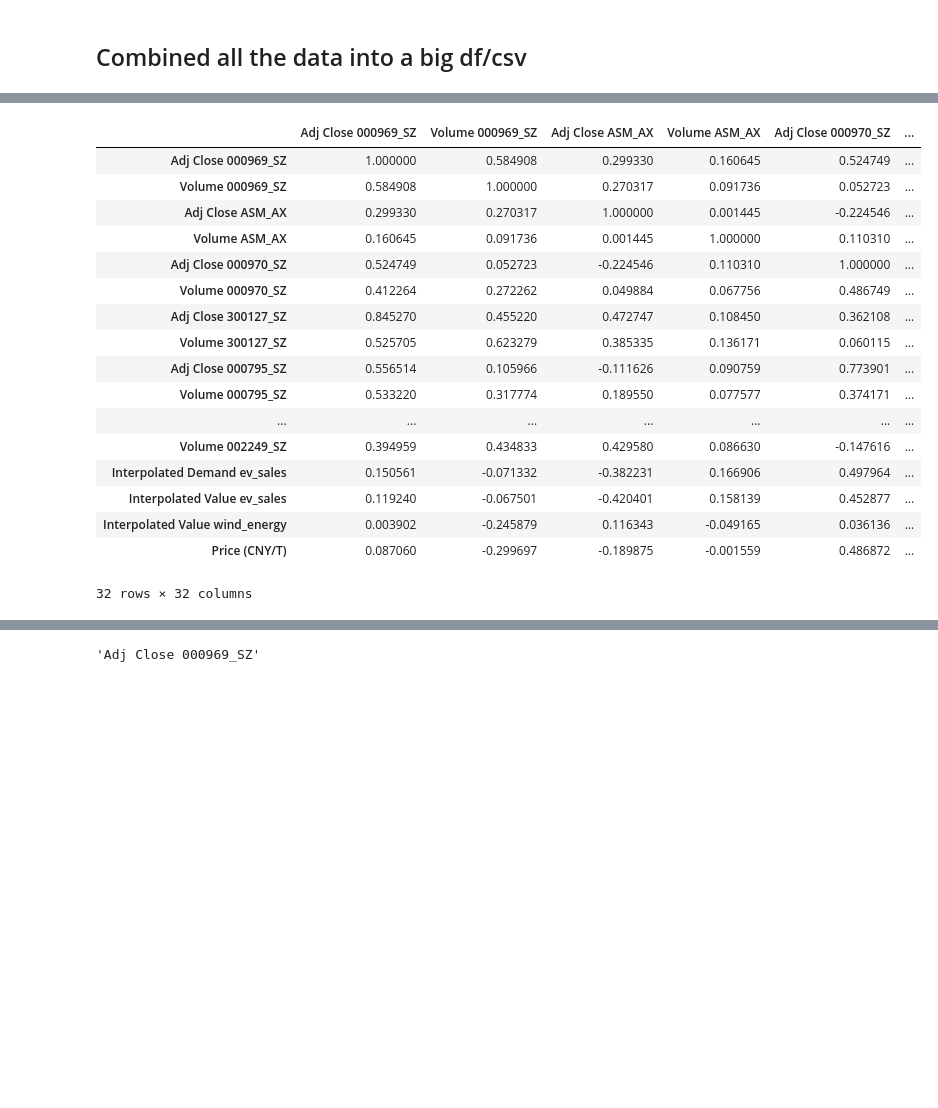
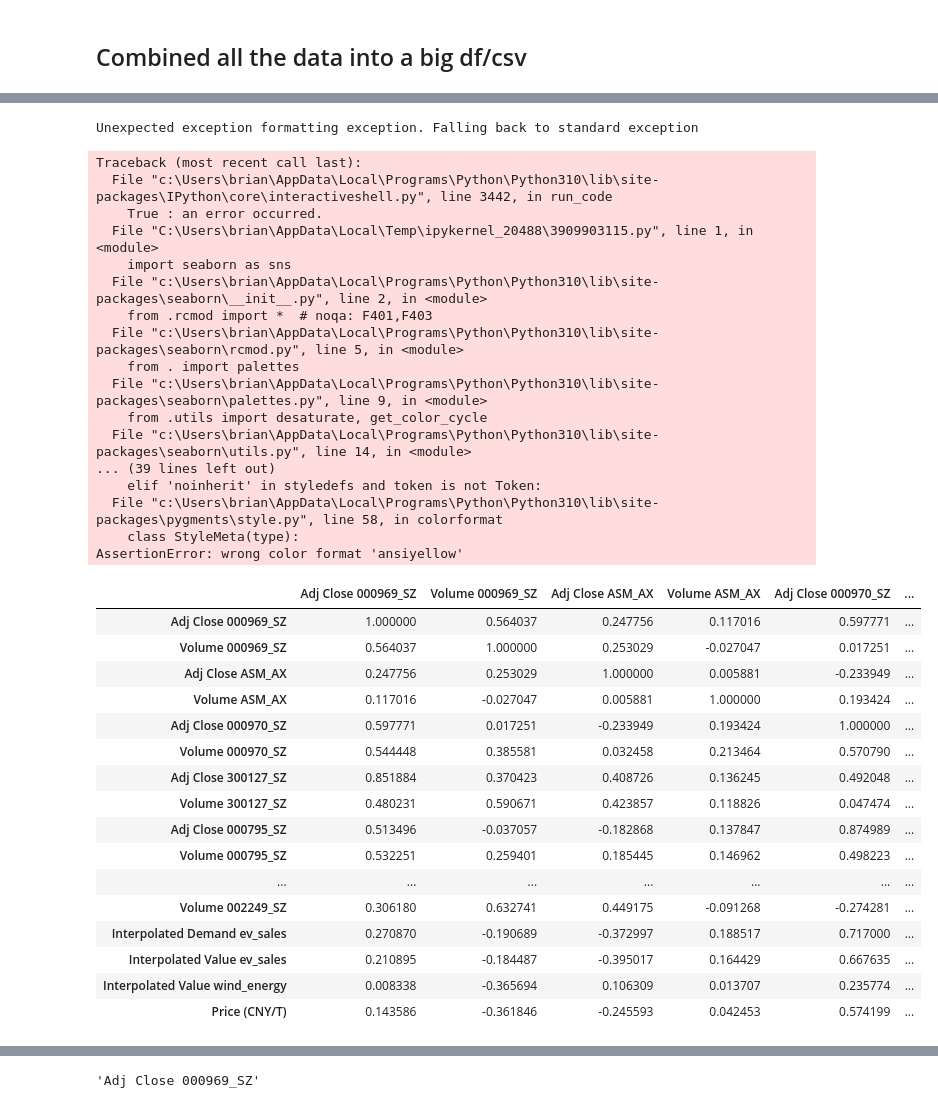
Before and after one commit to descentbw/Metal-Price-Prediction, a Jupyter notebook: feature_selection.ipynb, the cells around one changed output, grey strips where cells are left out. Cells and saved outputs as stored; diff of their text form; code cells hidden in the pictures; blank space fills up the shorter version.

```diff
--- a/feature_selection.ipynb
+++ b/feature_selection.ipynb
@@ -104,21 +135,45 @@ df.to_csv("combined_raw_variables.csv")
 # %%
-df.corr()
+import seaborn as sns
+import matplotlib.pyplot as plt
+
+plt.figure(figsize = (20,10))
+ax =  sns.heatmap(df.corr(numeric_only=True), annot=True, cmap='Blues')
 # %% [output]
-|  | Adj Close 000969_SZ | Volume 000969_SZ | Adj Close ASM_AX | Volume ASM_AX | Adj Close 000970_SZ | ... |
-| Adj Close 000969_SZ | 1.000000 | 0.584908 | 0.299330 | 0.160645 | 0.524749 | ... |
-| Volume 000969_SZ | 0.584908 | 1.000000 | 0.270317 | 0.091736 | 0.052723 | ... |
-| Adj Close ASM_AX | 0.299330 | 0.270317 | 1.000000 | 0.001445 | -0.224546 | ... |
-| Volume ASM_AX | 0.160645 | 0.091736 | 0.001445 | 1.000000 | 0.110310 | ... |
-| Adj Close 000970_SZ | 0.524749 | 0.052723 | -0.224546 | 0.110310 | 1.000000 | ... |
-| Volume 000970_SZ | 0.412264 | 0.272262 | 0.049884 | 0.067756 | 0.486749 | ... |
-| Adj Close 300127_SZ | 0.845270 | 0.455220 | 0.472747 | 0.108450 | 0.362108 | ... |
-| Volume 300127_SZ | 0.525705 | 0.623279 | 0.385335 | 0.136171 | 0.060115 | ... |
-| Adj Close 000795_SZ | 0.556514 | 0.105966 | -0.111626 | 0.090759 | 0.773901 | ... |
-| Volume 000795_SZ | 0.533220 | 0.317774 | 0.189550 | 0.077577 | 0.374171 | ... |
-| ... | ... | ... | ... | ... | ... | ... |
-| Volume 002249_SZ | 0.394959 | 0.434833 | 0.429580 | 0.086630 | -0.147616 | ... |
-| Interpolated Demand ev_sales | 0.150561 | -0.071332 | -0.382231 | 0.166906 | 0.497964 | ... |
-| Interpolated Value ev_sales | 0.119240 | -0.067501 | -0.420401 | 0.158139 | 0.452877 | ... |
-| Interpolated Value wind_energy | 0.003902 | -0.245879 | 0.116343 | -0.049165 | 0.036136 | ... |
-| Price (CNY/T) | 0.087060 | -0.299697 | -0.189875 | -0.001559 | 0.486872 | ... |
-32 rows × 32 columns
+Unexpected exception formatting exception. Falling back to standard exception
+Traceback (most recent call last):
+  File "c:\Users\brian\AppData\Local\Programs\Python\Python310\lib\site-packages\IPython\core\interactiveshell.py", line 3442, in run_code
+    True : an error occurred.
+  File "C:\Users\brian\AppData\Local\Temp\ipykernel_20488\3909903115.py", line 1, in <module>
+    import seaborn as sns
+  File "c:\Users\brian\AppData\Local\Programs\Python\Python310\lib\site-packages\seaborn\__init__.py", line 2, in <module>
+    from .rcmod import *  # noqa: F401,F403
+  File "c:\Users\brian\AppData\Local\Programs\Python\Python310\lib\site-packages\seaborn\rcmod.py", line 5, in <module>
+    from . import palettes
+  File "c:\Users\brian\AppData\Local\Programs\Python\Python310\lib\site-packages\seaborn\palettes.py", line 9, in <module>
+    from .utils import desaturate, get_color_cycle
+  File "c:\Users\brian\AppData\Local\Programs\Python\Python310\lib\site-packages\seaborn\utils.py", line 14, in <module>
+... (39 lines left out)
+    elif 'noinherit' in styledefs and token is not Token:
+  File "c:\Users\brian\AppData\Local\Programs\Python\Python310\lib\site-packages\pygments\style.py", line 58, in colorformat
+    class StyleMeta(type):
+AssertionError: wrong color format 'ansiyellow'
+# %%
+df.corr(method="spearman")
+# %% [output]
+|  | Adj Close 000969_SZ | Volume 000969_SZ | Adj Close ASM_AX | Volume ASM_AX | Adj Close 000970_SZ | ... |
+| Adj Close 000969_SZ | 1.000000 | 0.564037 | 0.247756 | 0.117016 | 0.597771 | ... |
+| Volume 000969_SZ | 0.564037 | 1.000000 | 0.253029 | -0.027047 | 0.017251 | ... |
+| Adj Close ASM_AX | 0.247756 | 0.253029 | 1.000000 | 0.005881 | -0.233949 | ... |
+| Volume ASM_AX | 0.117016 | -0.027047 | 0.005881 | 1.000000 | 0.193424 | ... |
+| Adj Close 000970_SZ | 0.597771 | 0.017251 | -0.233949 | 0.193424 | 1.000000 | ... |
+| Volume 000970_SZ | 0.544448 | 0.385581 | 0.032458 | 0.213464 | 0.570790 | ... |
+| Adj Close 300127_SZ | 0.851884 | 0.370423 | 0.408726 | 0.136245 | 0.492048 | ... |
+| Volume 300127_SZ | 0.480231 | 0.590671 | 0.423857 | 0.118826 | 0.047474 | ... |
+| Adj Close 000795_SZ | 0.513496 | -0.037057 | -0.182868 | 0.137847 | 0.874989 | ... |
+| Volume 000795_SZ | 0.532251 | 0.259401 | 0.185445 | 0.146962 | 0.498223 | ... |
+| ... | ... | ... | ... | ... | ... | ... |
+| Volume 002249_SZ | 0.306180 | 0.632741 | 0.449175 | -0.091268 | -0.274281 | ... |
+| Interpolated Demand ev_sales | 0.270870 | -0.190689 | -0.372997 | 0.188517 | 0.717000 | ... |
+| Interpolated Value ev_sales | 0.210895 | -0.184487 | -0.395017 | 0.164429 | 0.667635 | ... |
+| Interpolated Value wind_energy | 0.008338 | -0.365694 | 0.106309 | 0.013707 | 0.235774 | ... |
+| Price (CNY/T) | 0.143586 | -0.361846 | -0.245593 | 0.042453 | 0.574199 | ... |
```
Also changed, not shown: parts of 21 cells of this notebook, 1 other file.
